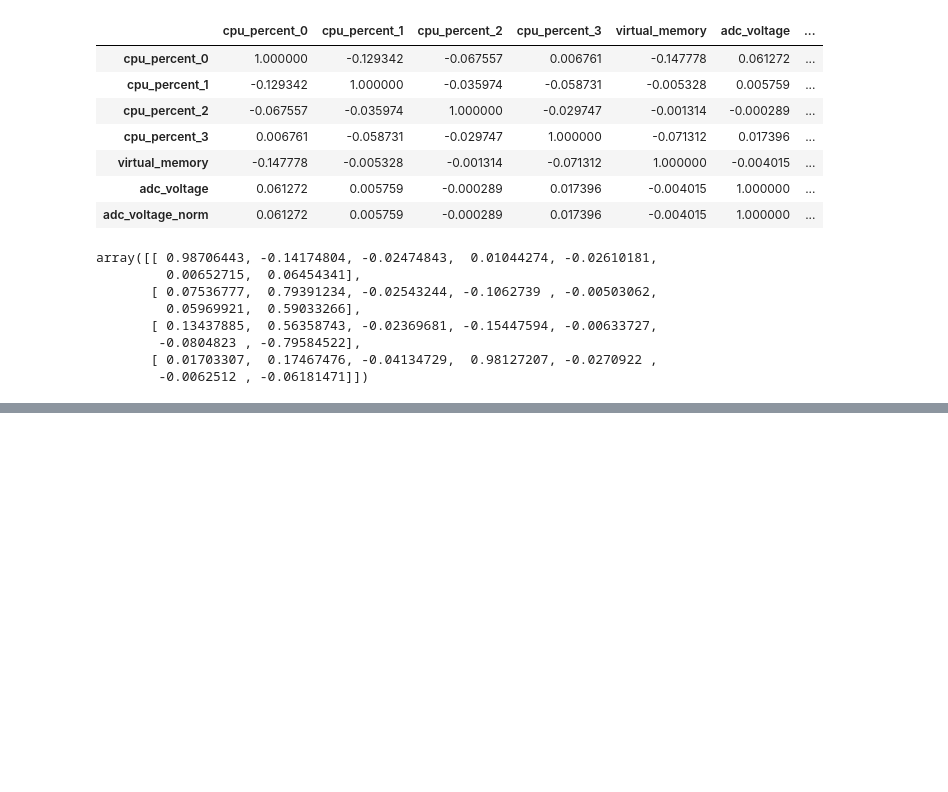
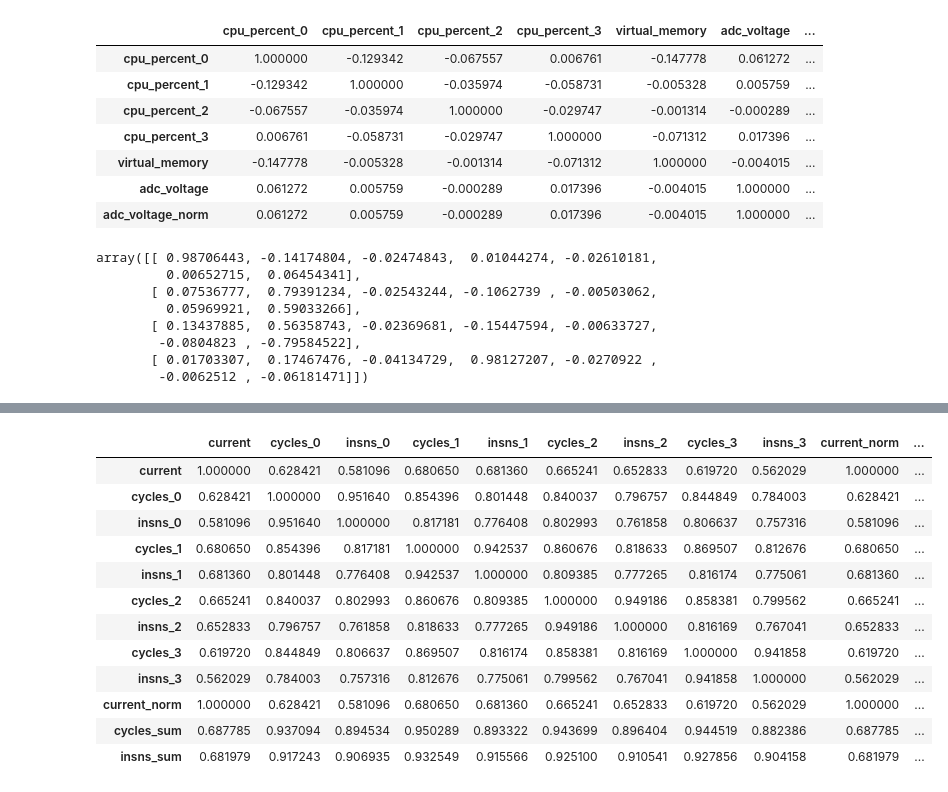
Before and after one commit to radshield/raspi-sel, a Jupyter notebook: analysis/cycles.ipynb, the cells around one changed output, grey strips where cells are left out. Saved outputs shown, nothing was run; the diff lists cells and outputs as text; code cells hidden in the pictures; blank space fills up the shorter version.

```diff
--- a/analysis/cycles.ipynb
+++ b/analysis/cycles.ipynb
@@ -297,0 +300,16 @@ KeyError: "None of [Index(['cycles_0', 'insns_0', 'cycles_1', 'insns_1', 'cycles
+# %%
+fftw_df.drop('time', axis=1).corr()
+# %% [output]
+|  | current | cycles_0 | insns_0 | cycles_1 | insns_1 | cycles_2 | insns_2 | cycles_3 | insns_3 | current_norm | ... |
+| current | 1.000000 | 0.628421 | 0.581096 | 0.680650 | 0.681360 | 0.665241 | 0.652833 | 0.619720 | 0.562029 | 1.000000 | ... |
+| cycles_0 | 0.628421 | 1.000000 | 0.951640 | 0.854396 | 0.801448 | 0.840037 | 0.796757 | 0.844849 | 0.784003 | 0.628421 | ... |
+| insns_0 | 0.581096 | 0.951640 | 1.000000 | 0.817181 | 0.776408 | 0.802993 | 0.761858 | 0.806637 | 0.757316 | 0.581096 | ... |
+| cycles_1 | 0.680650 | 0.854396 | 0.817181 | 1.000000 | 0.942537 | 0.860676 | 0.818633 | 0.869507 | 0.812676 | 0.680650 | ... |
+| insns_1 | 0.681360 | 0.801448 | 0.776408 | 0.942537 | 1.000000 | 0.809385 | 0.777265 | 0.816174 | 0.775061 | 0.681360 | ... |
+| cycles_2 | 0.665241 | 0.840037 | 0.802993 | 0.860676 | 0.809385 | 1.000000 | 0.949186 | 0.858381 | 0.799562 | 0.665241 | ... |
+| insns_2 | 0.652833 | 0.796757 | 0.761858 | 0.818633 | 0.777265 | 0.949186 | 1.000000 | 0.816169 | 0.767041 | 0.652833 | ... |
+| cycles_3 | 0.619720 | 0.844849 | 0.806637 | 0.869507 | 0.816174 | 0.858381 | 0.816169 | 1.000000 | 0.941858 | 0.619720 | ... |
+| insns_3 | 0.562029 | 0.784003 | 0.757316 | 0.812676 | 0.775061 | 0.799562 | 0.767041 | 0.941858 | 1.000000 | 0.562029 | ... |
+| current_norm | 1.000000 | 0.628421 | 0.581096 | 0.680650 | 0.681360 | 0.665241 | 0.652833 | 0.619720 | 0.562029 | 1.000000 | ... |
+| cycles_sum | 0.687785 | 0.937094 | 0.894534 | 0.950289 | 0.893322 | 0.943699 | 0.896404 | 0.944519 | 0.882386 | 0.687785 | ... |
+| insns_sum | 0.681979 | 0.917243 | 0.906935 | 0.932549 | 0.915566 | 0.925100 | 0.910541 | 0.927856 | 0.904158 | 0.681979 | ... |
```
Also changed, not shown: parts of 2 cells of this notebook, 1 other file.
